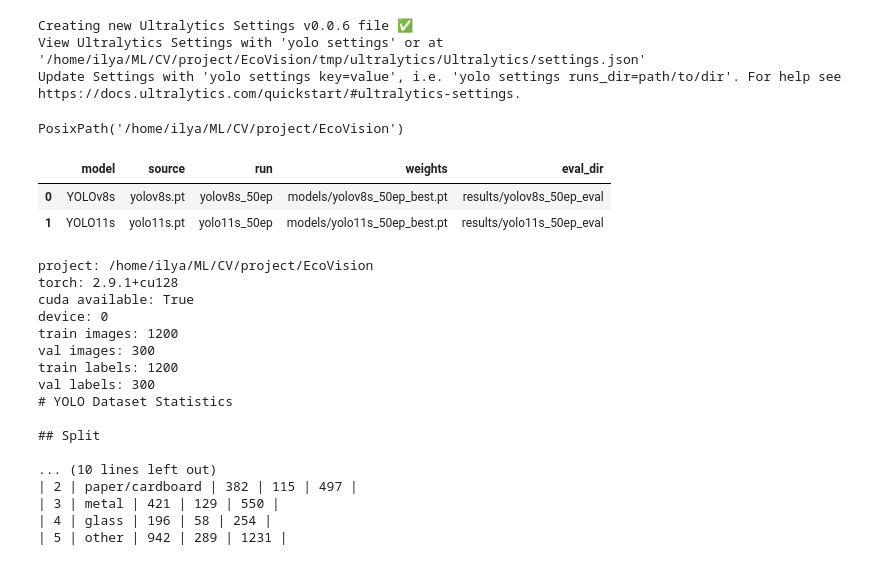
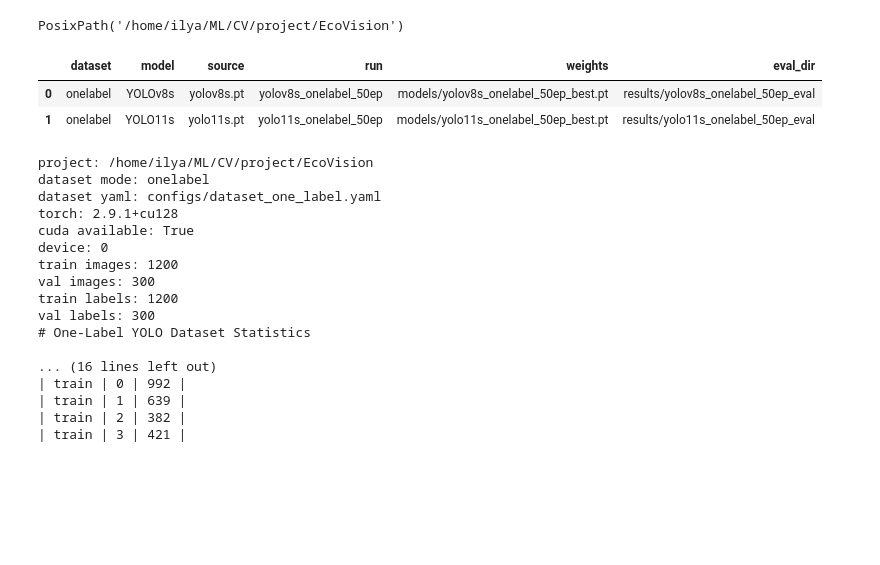
Before and after one commit to chemonss/EcoVision, a Jupyter notebook: notebooks/training.ipynb, the cells around one changed output. Saved outputs shown, nothing was run; the diff lists cells and outputs as text; code cells hidden in the pictures; blank space fills up the shorter version.

```diff
--- a/notebooks/training.ipynb
+++ b/notebooks/training.ipynb
@@ -28,11 +28,20 @@ def find_project_root():
 ROOT = find_project_root()
 os.chdir(ROOT)
 
-DATA = ROOT / "configs/dataset.yaml"
 RUNS = ROOT / "results/runs"
 RESULTS = ROOT / "results"
 MODELS = ROOT / "models"
 PRETRAINED = MODELS / "pretrained"
+DATASETS = {
+    "multilabel": {
+        "yaml": ROOT / "configs/dataset.yaml",
+        "stats": RESULTS / "yolo_dataset_statistics.md",
+    },
+    "onelabel": {
+        "yaml": ROOT / "configs/dataset_one_label.yaml",
+        "stats": RESULTS / "yolo_one_label_dataset_statistics.md",
+    },
+}
 
 for path in [RUNS, RESULTS, MODELS, PRETRAINED, ROOT / "tmp/ultralytics", ROOT / "tmp/matplotlib"]:
     path.mkdir(parents=True, exist_ok=True)
@@ -53,15 +62,14 @@ pd.options.display.float_format = "{:.4f}".format
 
 ROOT
 # %% [output]
-Creating new Ultralytics Settings v0.0.6 file ✅
-View Ultralytics Settings with 'yolo settings' or at '/home/ilya/ML/CV/project/EcoVision/tmp/ultralytics/Ultralytics/settings.json'
-Update Settings with 'yolo settings key=value', i.e. 'yolo settings runs_dir=path/to/dir'. For help see https://docs.ultralytics.com/quickstart/#ultralytics-settings.
+PosixPath('/home/ilya/ML/CV/project/EcoVision')
-PosixPath('/home/ilya/ML/CV/project/EcoVision')
 # %%
 start_anew = True
+one_label = True
 
 config = {
     "start_anew": start_anew,
+    "one_label": one_label,
     "epochs": 50,
     "imgsz": 640,
     "batch": 8,
@@ -73,56 +81,62 @@ config = {
     "seed": 42,
 }
 
+dataset_mode = "onelabel" if config["one_label"] else "multilabel"
+dataset_info = DATASETS[dataset_mode]
+DATA = dataset_info["yaml"]
+stats_path = dataset_info["stats"]
 epoch_tag = f"{config['epochs']}ep"
+run_tag = f"{dataset_mode}_{epoch_tag}"
 
 
 def pretrained_weight(name):
     local_path = PRETRAINED / name
     return local_path if local_path.exists() else name
 
 
 def display_path(path):
     if isinstance(path, Path):
         try:
             return str(path.relative_to(ROOT))
         except ValueError:
             return str(path)
     return str(path)
 
 
+def model_item(label, pretrained_name):
+    model_stem = Path(pretrained_name).stem
+    return {
+        "label": label,
+        "pretrained_name": pretrained_name,
+        "source": pretrained_weight(pretrained_name),
+        "run": f"{model_stem}_{run_tag}",
+        "weights": MODELS / f"{model_stem}_{run_tag}_best.pt",
+        "eval_dir": RESULTS / f"{model_stem}_{run_tag}_eval",
+    }
+
+
 models_to_run = [
-    {
-        "label": "YOLOv8s",
-        "source": pretrained_weight("yolov8s.pt"),
-        "run": f"yolov8s_{epoch_tag}",
-        "weights": MODELS / f"yolov8s_{epoch_tag}_best.pt",
-        "eval_dir": RESULTS / f"yolov8s_{epoch_tag}_eval",
-    },
-    {
-        "label": "YOLO11s",
-        "source": pretrained_weight("yolo11s.pt"),
-        "run": f"yolo11s_{epoch_tag}",
-        "weights": MODELS / f"yolo11s_{epoch_tag}_best.pt",
-        "eval_dir": RESULTS / f"yolo11s_{epoch_tag}_eval",
-    },
+    model_item("YOLOv8s", "yolov8s.pt"),
+    model_item("YOLO11s", "yolo11s.pt"),
 ]
 
 pd.DataFrame(
     [
         {
+            "dataset": dataset_mode,
             "model": item["label"],
             "source": display_path(item["source"]),
             "run": item["run"],
             "weights": str(item["weights"].relative_to(ROOT)),
             "eval_dir": str(item["eval_dir"].relative_to(ROOT)),
         }
         for item in models_to_run
     ]
 )
 # %% [output]
-|  | model | source | run | weights | eval_dir |
-| 0 | YOLOv8s | yolov8s.pt | yolov8s_50ep | models/yolov8s_50ep_best.pt | results/yolov8s_50ep_eval |
-| 1 | YOLO11s | yolo11s.pt | yolo11s_50ep | models/yolo11s_50ep_best.pt | results/yolo11s_50ep_eval |
+|  | dataset | model | source | run | weights | eval_dir |
+| 0 | onelabel | YOLOv8s | yolov8s.pt | yolov8s_onelabel_50ep | models/yolov8s_onelabel_50ep_best.pt | results/yolov8s_onelabel_50ep_eval |
+| 1 | onelabel | YOLO11s | yolo11s.pt | yolo11s_onelabel_50ep | models/yolo11s_onelabel_50ep_best.pt | results/yolo11s_onelabel_50ep_eval |
 # %%
 with DATA.open(encoding="utf-8") as f:
     dataset = yaml.safe_load(f)
@@ -144,6 +158,8 @@ if device == "auto":
     device = 0 if torch.cuda.is_available() else "cpu"
 
 print(f"project: {ROOT}")
+print(f"dataset mode: {dataset_mode}")
+print(f"dataset yaml: {DATA.relative_to(ROOT)}")
 print(f"torch: {torch.__version__}")
 print(f"cuda available: {torch.cuda.is_available()}")
 print(f"device: {device}")
@@ -152,11 +168,12 @@ print(f"val images: {len(list(val_images.glob('*')))}")
 print(f"train labels: {len(list(train_labels.glob('*.txt')))}")
 print(f"val labels: {len(list(val_labels.glob('*.txt')))}")
 
-stats_path = RESULTS / "yolo_dataset_statistics.md"
 if stats_path.exists():
-    print("\n".join(stats_path.read_text(encoding="utf-8").splitlines()[:18]))
+    print("\n".join(stats_path.read_text(encoding="utf-8").splitlines()[:22]))
 # %% [output]
 project: /home/ilya/ML/CV/project/EcoVision
+dataset mode: onelabel
+dataset yaml: configs/dataset_one_label.yaml
 torch: 2.9.1+cu128
 cuda available: True
 device: 0
@@ -164,15 +181,13 @@ train images: 1200
 val images: 300
 train labels: 1200
 val labels: 300
-# YOLO Dataset Statistics
+# One-Label YOLO Dataset Statistics
 
-## Split
-
-... (10 lines left out)
-| 2 | paper/cardboard | 382 | 115 | 497 |
-| 3 | metal | 421 | 129 | 550 |
-| 4 | glass | 196 | 58 | 254 |
-| 5 | other | 942 | 289 | 1231 |
+... (16 lines left out)
+| train | 0 | 992 |
+| train | 1 | 639 |
+| train | 2 | 382 |
+| train | 3 | 421 |
 # %%
 def remove_path(path):
     path = Path(path)
```
Also changed, not shown: parts of 8 cells of this notebook, 5 other files.
